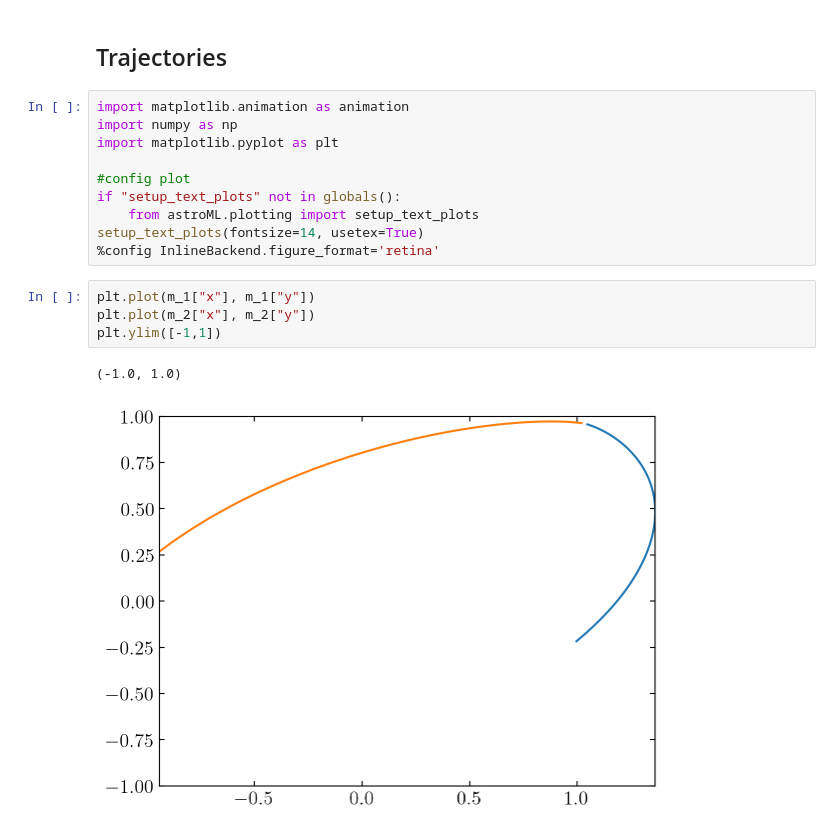
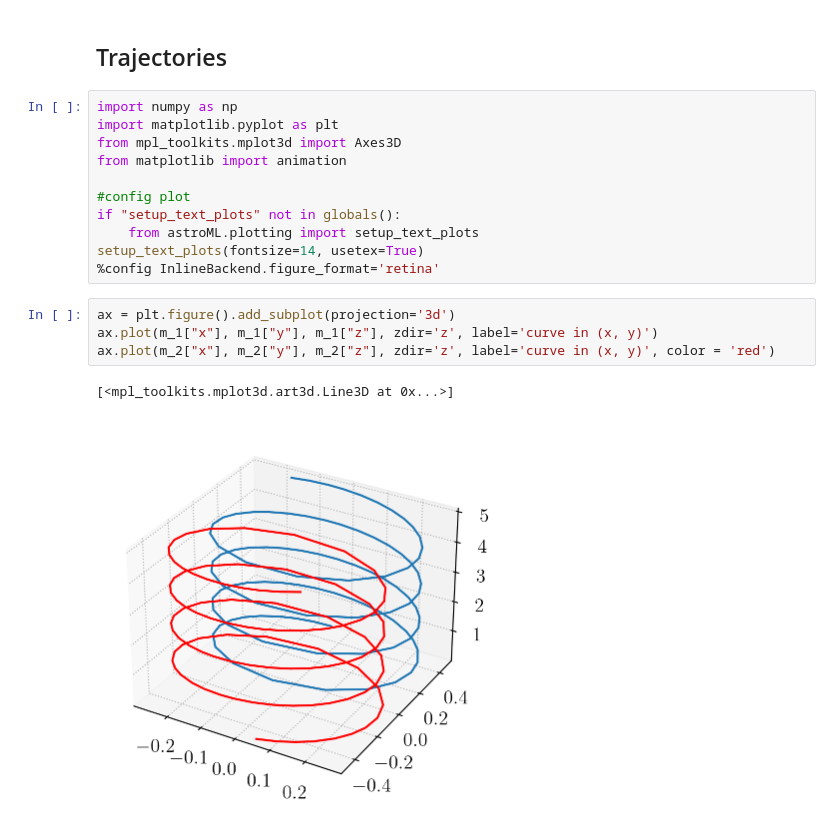
Before and after one commit to smucedola/galaxies-dynamics_2023, a Jupyter notebook: nbody_sh1/2body.ipynb, the cells around one changed output. Saved outputs shown, nothing was run; the diff lists cells and outputs as text.

```diff
--- a/nbody_sh1/2body.ipynb
+++ b/nbody_sh1/2body.ipynb
@@ -74,9 +76,10 @@ plt.plot(np.linspace(0,2, len(m_1['x'])), dist(m_1['x'], m_1['y'], m_1['z'], m_2
 # %% [markdown]
 ## Trajectories
 # %%
-import matplotlib.animation as animation
 import numpy as np
 import matplotlib.pyplot as plt
+from mpl_toolkits.mplot3d import Axes3D
+from matplotlib import animation
 
 #config plot
 if "setup_text_plots" not in globals():
@@ -84,9 +87,9 @@ if "setup_text_plots" not in globals():
 setup_text_plots(fontsize=14, usetex=True)
 %config InlineBackend.figure_format='retina'
 # %%
-plt.plot(m_1["x"], m_1["y"])
-plt.plot(m_2["x"], m_2["y"])
-plt.ylim([-1,1])
+ax = plt.figure().add_subplot(projection='3d')
+ax.plot(m_1["x"], m_1["y"], m_1["z"], zdir='z', label='curve in (x, y)')
+ax.plot(m_2["x"], m_2["y"], m_2["z"], zdir='z', label='curve in (x, y)', color = 'red')
 # %% [output]
-(-1.0, 1.0)
+[<mpl_toolkits.mplot3d.art3d.Line3D at 0x...>]
-[figure, old version]
+[figure, new version]
```
Also changed, not shown: parts of 6 cells of this notebook, 4 other files.
